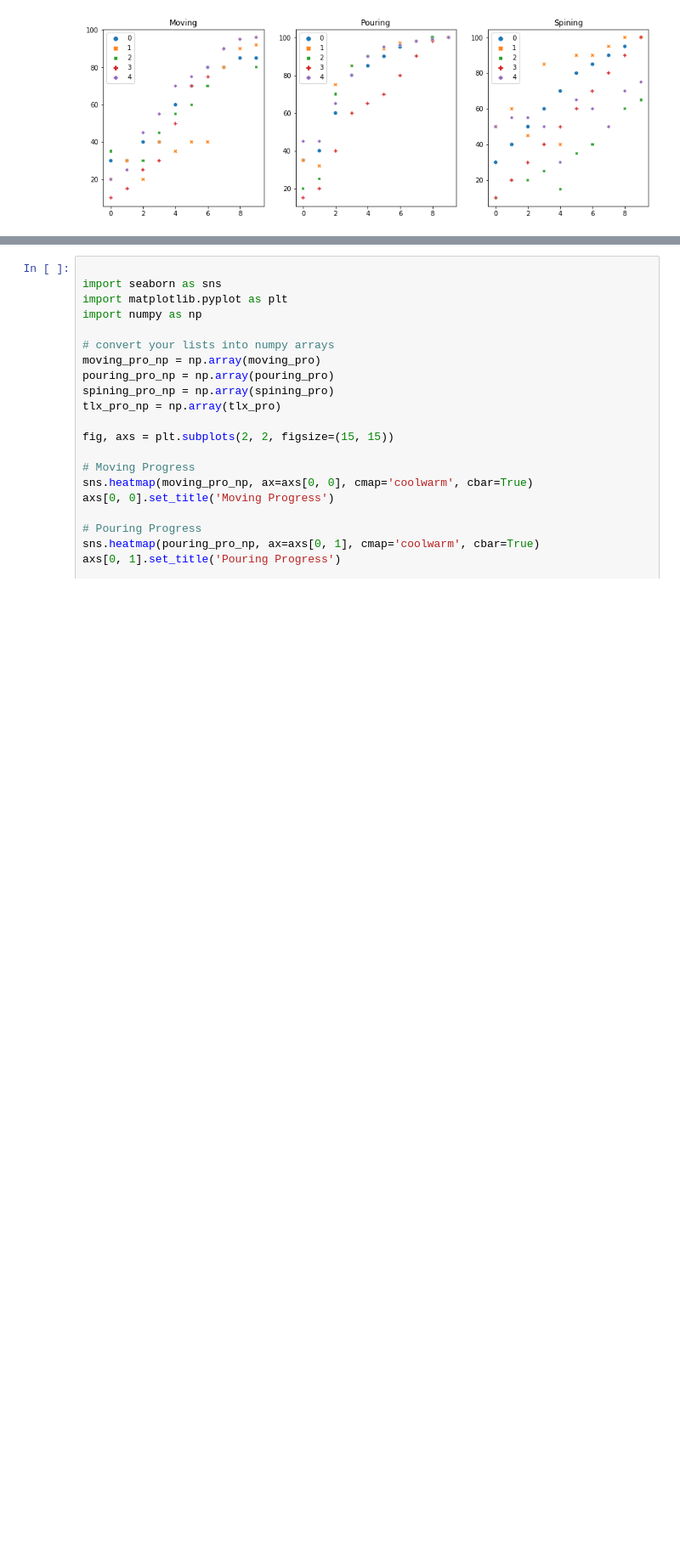
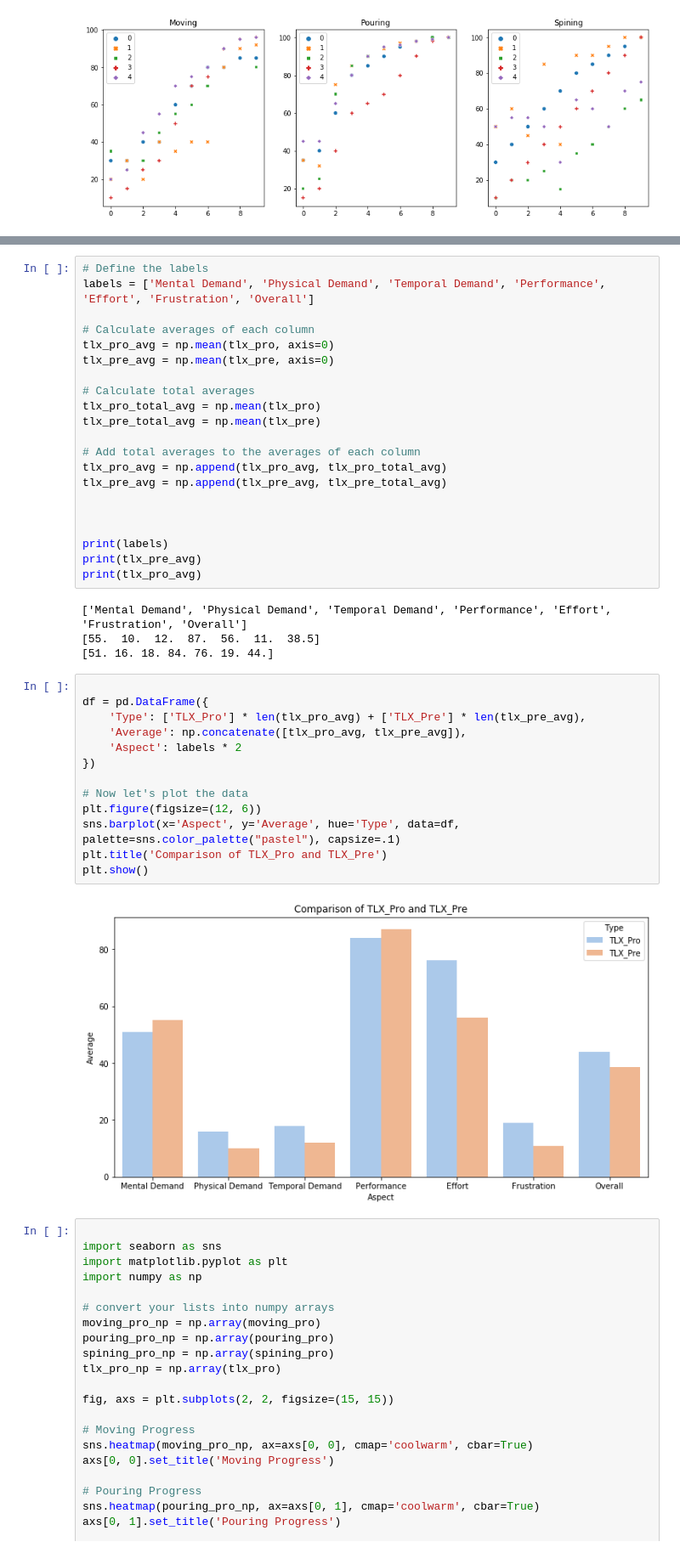
Before and after one commit to HangYu8123/Online_study_website, a Jupyter notebook: data/data_analysis.ipynb, the cells around one changed output, grey strips where cells are left out. Shown: that part at 85% size. Saved outputs shown, nothing was run; the diff lists cells and outputs as text; blank space fills up the shorter version.

```diff
--- a/data/data_analysis.ipynb
+++ b/data/data_analysis.ipynb
@@ -124,3 +187,43 @@ plt.show()
+# %%
+# Define the labels
+labels = ['Mental Demand', 'Physical Demand', 'Temporal Demand', 'Performance', 'Effort', 'Frustration', 'Overall']
+
+# Calculate averages of each column
+tlx_pro_avg = np.mean(tlx_pro, axis=0)
+tlx_pre_avg = np.mean(tlx_pre, axis=0)
+
+# Calculate total averages
+tlx_pro_total_avg = np.mean(tlx_pro)
+tlx_pre_total_avg = np.mean(tlx_pre)
+
+# Add total averages to the averages of each column
+tlx_pro_avg = np.append(tlx_pro_avg, tlx_pro_total_avg)
+tlx_pre_avg = np.append(tlx_pre_avg, tlx_pre_total_avg)
+
+
+
+print(labels)
+print(tlx_pre_avg)
+print(tlx_pro_avg)
+# %% [output]
+['Mental Demand', 'Physical Demand', 'Temporal Demand', 'Performance', 'Effort', 'Frustration', 'Overall']
+[55.  10.  12.  87.  56.  11.  38.5]
+[51. 16. 18. 84. 76. 19. 44.]
+# %%
+
+df = pd.DataFrame({
+    'Type': ['TLX_Pro'] * len(tlx_pro_avg) + ['TLX_Pre'] * len(tlx_pre_avg),
+    'Average': np.concatenate([tlx_pro_avg, tlx_pre_avg]),
+    'Aspect': labels * 2
+})
+
+# Now let's plot the data
+plt.figure(figsize=(12, 6))
+sns.barplot(x='Aspect', y='Average', hue='Type', data=df, palette=sns.color_palette("pastel"), capsize=.1)
+plt.title('Comparison of TLX_Pro and TLX_Pre')
+plt.show()
+# %% [output]
+[figure, added]
 # %%
 
 import seaborn as sns
```
Also changed, not shown: parts of 5 cells of this notebook, 1 other file.
